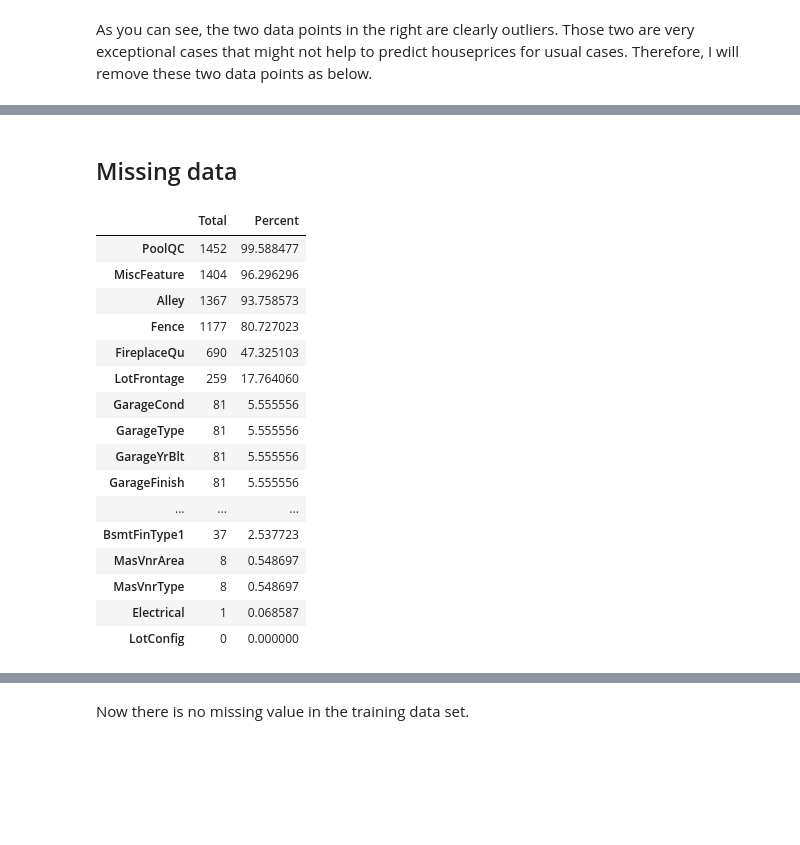
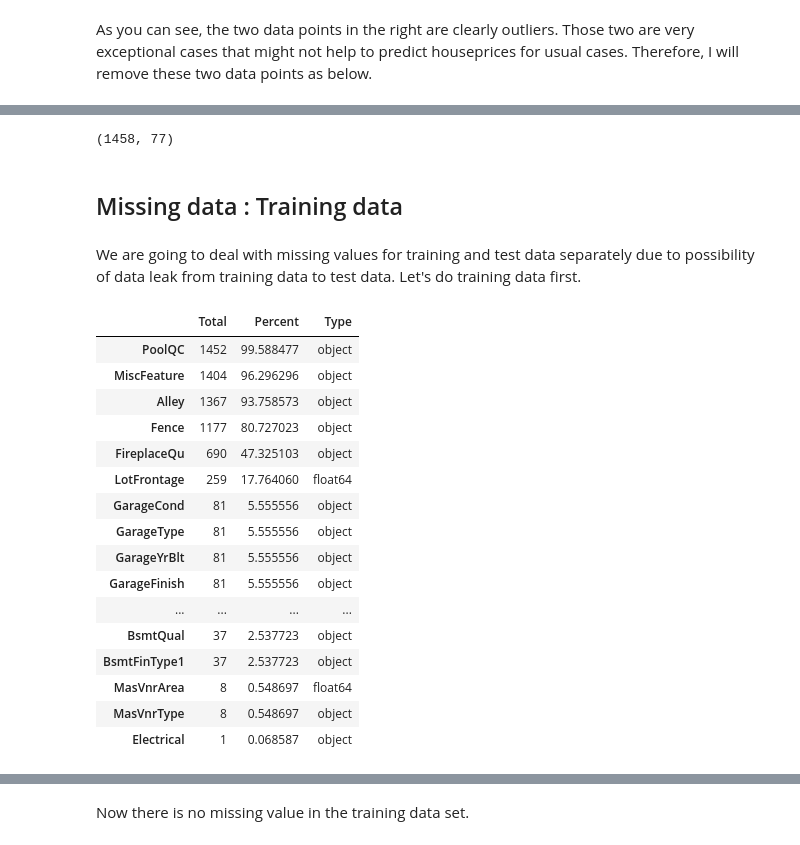
Before and after one commit to datasciyj/DW_project, a Jupyter notebook: houseprices/notebooks/EDA.ipynb, the cells around one changed output, grey strips where cells are left out. Saved outputs shown, nothing was run; the diff lists cells and outputs as text; code cells hidden in the pictures; blank space fills up the shorter version.

```diff
--- a/houseprices/notebooks/EDA.ipynb
+++ b/houseprices/notebooks/EDA.ipynb
@@ -120,3 +126,20 @@ We have 37 numerical features out of 80 entire features. (without ID column)
+# %%
+# 3 non-numeric predictors are stored as numbers; convert them into strings
+# MSSubClass: Identifies the type of dwelling involved in the sale.
+df_train['MSSubClass'] = df_train['MSSubClass'].astype('object')
+df_test['MSSubClass'] = df_test['MSSubClass'].astype('object')
+
+# YrSold: Year Sold (YYYY)
+df_train['YrSold'] = df_train['YrSold'].astype('object')
+df_test['YrSold'] = df_test['YrSold'].astype('object')
+
+# MoSold: Month Sold (MM)
+df_train['MoSold'] = df_train['MoSold'].astype('object')
+df_test['MoSold'] = df_test['MoSold'].astype('object')
+
+# GarageYrBlt: Year garage was built
+df_train['GarageYrBlt'] = df_train['GarageYrBlt'].astype('object')
+df_test['GarageYrBlt'] = df_test['GarageYrBlt'].astype('object')
 # %% [markdown]
 ## SalePrice
 
@@ -184,4 +207,4 @@ The heatmap shows top 10 features that have highest correlation with SalePrice i
 4) 'TotRmsAbvGrd' (Total rooms above grade) and 'GrLivArea' (Above grade (ground) living area square feet) are redundant. Let's keep GrLivArea.
 5) 'YearBuilt'
 # %%
-df_train.drop(['GarageArea', '1stFlrSF', 'TotRmsAbvGrd'],axis=1,inplace=True)
+df_train = df_train.drop(['GarageArea', '1stFlrSF', 'TotRmsAbvGrd'],axis=1)
@@ -267,10 +288,6 @@ sns.scatterplot(data = df_train, x = 'GrLivArea', y = 'SalePrice')
 [figure]
 # %% [markdown]
 As you can see, the two data points in the right are clearly outliers. Those two are very exceptional cases that might not help to predict houseprices for usual cases. Therefore, I will remove these two data points as below.
-# %%
-# Remove outliers
-df_train.drop(df_train[(df_train['GrLivArea']>4500) & (df_train['SalePrice']<300000)].index, inplace=True)
-df_train.reset_index(drop=True, inplace=True)
 # %%
 df_train.shape
 # %% [output]
@@ -278,26 +295,39 @@ df_train.shape
+# %%
+# Remove outliers
+df_train = df_train.drop(df_train[(df_train['GrLivArea']>4500) & (df_train['SalePrice']<300000)].index)
+df_train = df_train.reset_index(drop = True)
+# %%
+df_train.shape
+# %% [output]
+(1458, 77)
 # %% [markdown]
-## Missing data
+## Missing data : Training data
+# %% [markdown]
+We are going to deal with missing values for training and test data separately due to possibility of data leak from training data to test data. Let's do training data first.
 # %%
 # Missing data
 total = df_train.isnull().sum().sort_values(ascending=False)
 percent = (df_train.isnull().sum()/df_train.isnull().count()*100).sort_values(ascending=False)
-missing_data = pd.concat([total, percent], axis=1, keys=['Total', 'Percent'])
-missing_data.head(20)
+missing_data = pd.concat([total, percent], axis=1)
+# add feature type info
+missing_data = pd.concat([missing_data, df_train[missing_data.index].dtypes], axis = 1)
+missing_data.columns = ['Total', 'Percent', 'Type']
+missing_data[missing_data['Total']>0]
 # %% [output]
-|  | Total | Percent |
-| PoolQC | 1452 | 99.588477 |
-| MiscFeature | 1404 | 96.296296 |
-| Alley | 1367 | 93.758573 |
-| Fence | 1177 | 80.727023 |
-| FireplaceQu | 690 | 47.325103 |
-| LotFrontage | 259 | 17.764060 |
-| GarageCond | 81 | 5.555556 |
-| GarageType | 81 | 5.555556 |
-| GarageYrBlt | 81 | 5.555556 |
-| GarageFinish | 81 | 5.555556 |
-| ... | ... | ... |
-| BsmtFinType1 | 37 | 2.537723 |
-| MasVnrArea | 8 | 0.548697 |
-| MasVnrType | 8 | 0.548697 |
-| Electrical | 1 | 0.068587 |
-| LotConfig | 0 | 0.000000 |
+|  | Total | Percent | Type |
+| PoolQC | 1452 | 99.588477 | object |
+| MiscFeature | 1404 | 96.296296 | object |
+| Alley | 1367 | 93.758573 | object |
+| Fence | 1177 | 80.727023 | object |
+| FireplaceQu | 690 | 47.325103 | object |
+| LotFrontage | 259 | 17.764060 | float64 |
+| GarageCond | 81 | 5.555556 | object |
+| GarageType | 81 | 5.555556 | object |
+| GarageYrBlt | 81 | 5.555556 | object |
+| GarageFinish | 81 | 5.555556 | object |
+| ... | ... | ... | ... |
+| BsmtQual | 37 | 2.537723 | object |
+| BsmtFinType1 | 37 | 2.537723 | object |
+| MasVnrArea | 8 | 0.548697 | float64 |
+| MasVnrType | 8 | 0.548697 | object |
+| Electrical | 1 | 0.068587 | object |
```
Also changed, not shown: parts of 57 cells of this notebook, 6 other files.
